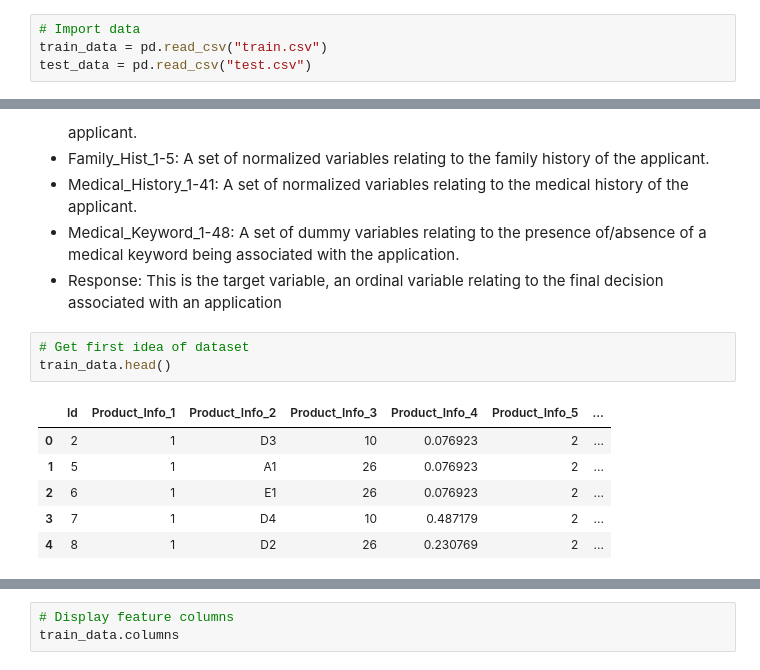
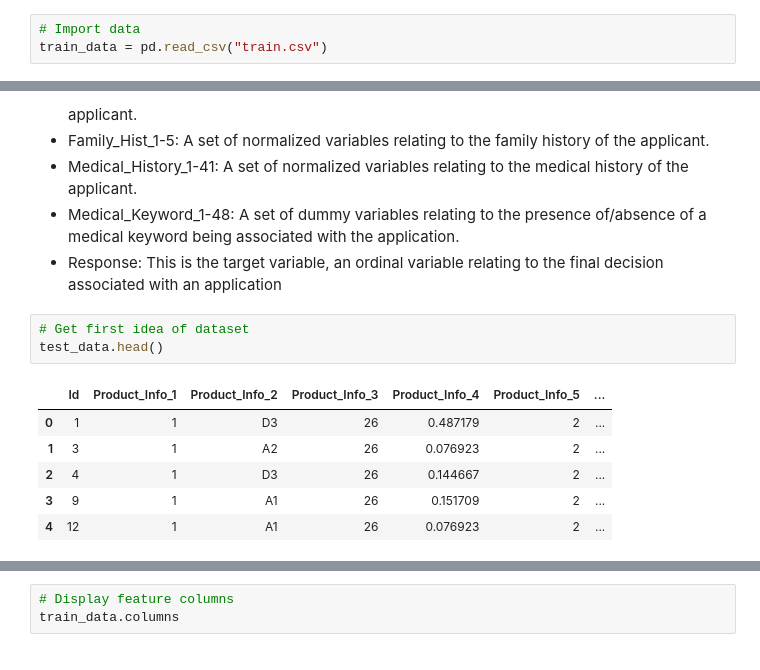
Before and after one commit to rquick3/BDIFFinalProject, a Jupyter notebook: BDIFFinalProject_cleaning.ipynb, the cells around one changed output, grey strips where cells are left out. Drawn from its saved outputs; the diff is of its cells as text.

Commit message:
New test train split

```diff
--- a/BDIFFinalProject_cleaning.ipynb
+++ b/BDIFFinalProject_cleaning.ipynb
@@ -15,7 +15,6 @@ height has been deprecated.
 # %%
 # Import data
 train_data = pd.read_csv("train.csv")
-test_data = pd.read_csv("test.csv")
 # %% [markdown]
 # Data Preparation
 # %% [markdown]
@@ -36,11 +35,11 @@ test_data = pd.read_csv("test.csv")
 - Response: This is the target variable, an ordinal variable relating to the final decision associated with an application
 # %%
 # Get first idea of dataset
-train_data.head()
+test_data.head()
 # %% [output]
 |  | Id | Product_Info_1 | Product_Info_2 | Product_Info_3 | Product_Info_4 | Product_Info_5 | ... |
-| 0 | 2 | 1 | D3 | 10 | 0.076923 | 2 | ... |
-| 1 | 5 | 1 | A1 | 26 | 0.076923 | 2 | ... |
-| 2 | 6 | 1 | E1 | 26 | 0.076923 | 2 | ... |
-| 3 | 7 | 1 | D4 | 10 | 0.487179 | 2 | ... |
-| 4 | 8 | 1 | D2 | 26 | 0.230769 | 2 | ... |
+| 0 | 1 | 1 | D3 | 26 | 0.487179 | 2 | ... |
+| 1 | 3 | 1 | A2 | 26 | 0.076923 | 2 | ... |
+| 2 | 4 | 1 | D3 | 26 | 0.144667 | 2 | ... |
+| 3 | 9 | 1 | A1 | 26 | 0.151709 | 2 | ... |
+| 4 | 12 | 1 | A1 | 26 | 0.076923 | 2 | ... |
```
Also changed, not shown: parts of 27 cells of this notebook, 2 other files.
